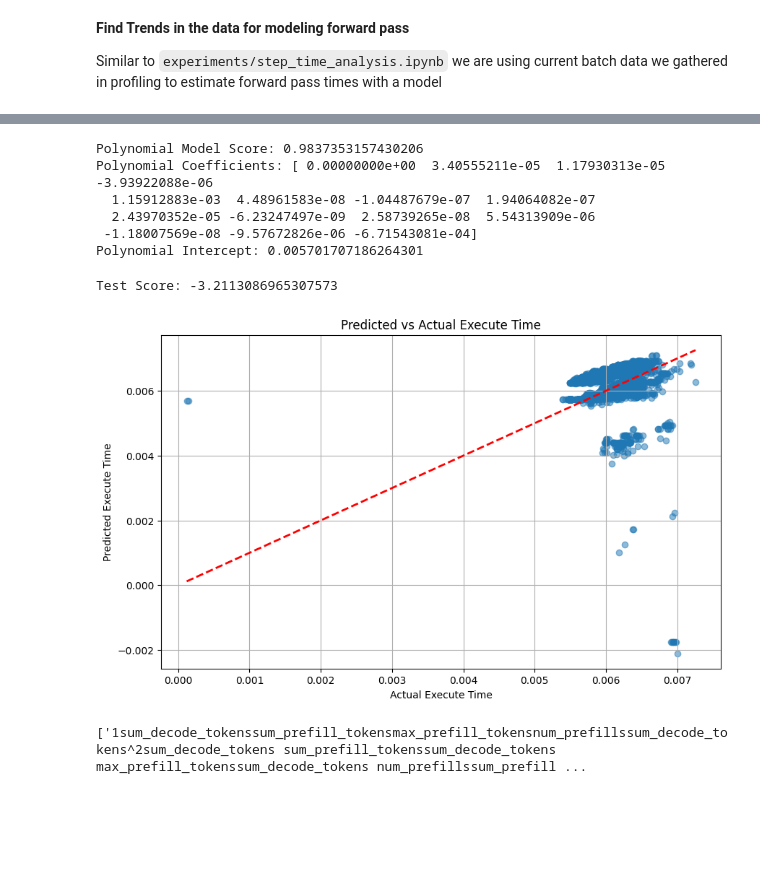
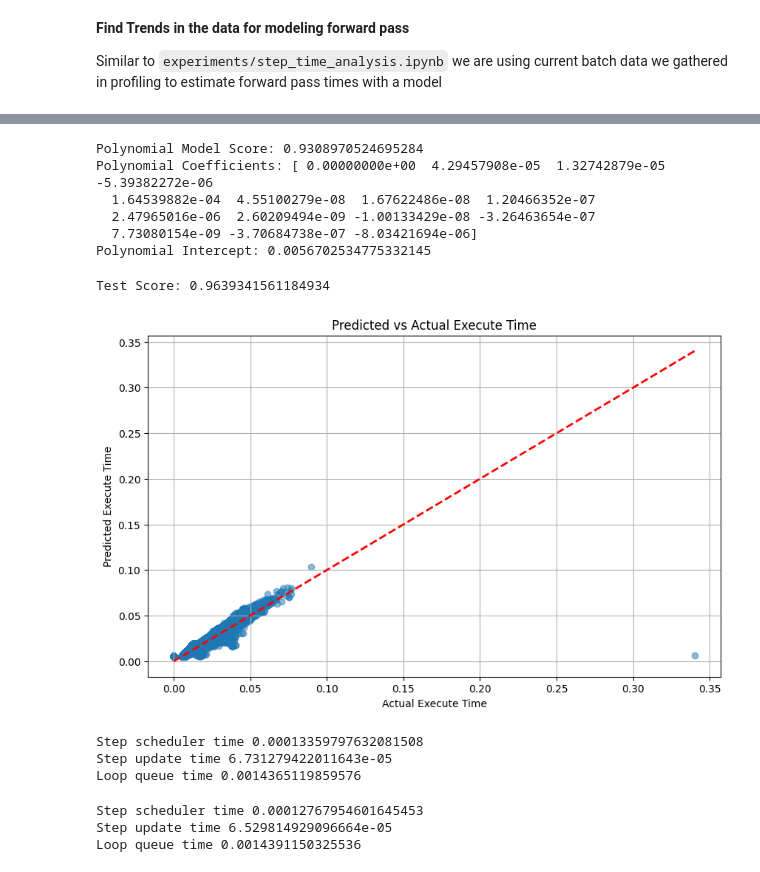
Before and after one commit to inference-sim/pytools, a Jupyter notebook: experiments/predict_model_execute.ipynb, the cells around one changed output, grey strips where cells are left out. Drawn from its saved outputs; the diff is of its cells as text; code cells hidden in the pictures; blank space fills up the shorter version.

```diff
--- a/experiments/predict_model_execute.ipynb
+++ b/experiments/predict_model_execute.ipynb
@@ -5,7 +46,7 @@ Similar to `experiments/step_time_analysis.ipynb` we are using current batch dat
 # %%
 from utils import parse_csv, format_data, concatenate_dataframes # found in utils.py
 
-path1 = 'profiling/train'
+path1 = 'profiling/execution-data/largesweep/train/'
 
 # # parse and concat all dataframes
 df = concatenate_dataframes(path1)
@@ -58,7 +99,7 @@ from sklearn.linear_model import LinearRegression
 
 X = df[['sum_decode_tokens', 'sum_uncached_prefill_tokens', 'max_uncached_prefill_tokens','num_prefills']]
 y = df['execute_time']
-X_train, X_test, y_train, y_test = train_test_split(X, y, test_size=0.2, random_state=42)
+X_train, X_test, y_train, y_test = train_test_split(X, y, test_size=0.1, random_state=42)
 degree = 2 # You can change the degree of the polynomial
 
 poly_model = make_pipeline(PolynomialFeatures(degree), LinearRegression())
@@ -70,46 +111,60 @@ intercept = poly_model.named_steps['linearregression'].intercept_
 print("Polynomial Coefficients:", str(coefficients))
 print("Polynomial Intercept:", intercept)
 # %% [output]
-Polynomial Model Score: 0.9837353157430206
-Polynomial Coefficients: [ 0.00000000e+00  3.40555211e-05  1.17930313e-05 -3.93922088e-06
-  1.15912883e-03  4.48961583e-08 -1.04487679e-07  1.94064082e-07
-  2.43970352e-05 -6.23247497e-09  2.58739265e-08  5.54313909e-06
- -1.18007569e-08 -9.57672826e-06 -6.71543081e-04]
-Polynomial Intercept: 0.005701707186264301
+Polynomial Model Score: 0.9308970524695284
+Polynomial Coefficients: [ 0.00000000e+00  4.29457908e-05  1.32742879e-05 -5.39382272e-06
+  1.64539882e-04  4.55100279e-08  1.67622486e-08  1.20466352e-07
+  2.47965016e-06  2.60209494e-09 -1.00133429e-08 -3.26463654e-07
+  7.73080154e-09 -3.70684738e-07 -8.03421694e-06]
+Polynomial Intercept: 0.0056702534775332145
 # %%
-path1 = 'profiling/train/execution_stats_400_4_0.0_256_16_256_Qwen-Qwen2.5-0.5B_sharegpt.csv'
+path1 = 'profiling/execution-data/largesweep/test/'
 
 # # parse and concat all dataframes
-df = parse_csv(path1)
-df = format_data(df)
-df.head()
+df_test = concatenate_dataframes(path1)
+df_test = format_data(df_test)
+df_test.head()
 
-X_test = df[['sum_decode_tokens', 'sum_uncached_prefill_tokens', 'max_uncached_prefill_tokens','num_prefills']]
-y_test = df['execute_time']
+X_test = df_test[['sum_decode_tokens', 'sum_uncached_prefill_tokens', 'max_uncached_prefill_tokens','num_prefills']]
+y_test = df_test['execute_time']
 
 # score
 score = poly_model.score(X_test, y_test)
 print("Test Score:", score)
 
 # plot the predicted vs actual execute_time
 import matplotlib.pyplot as plt
 import numpy as np
 
 predicted = poly_model.predict(X_test)
 plt.figure(figsize=(10, 6))
 plt.scatter(y_test, predicted, alpha=0.5)
 plt.plot([y_test.min(), y_test.max()], [y_test.min(), y_test.max()], 'r--', lw=2)
 plt.xlabel('Actual Execute Time')
 plt.ylabel('Predicted Execute Time')
 plt.title('Predicted vs Actual Execute Time')
 # plt.xscale('log')
 # plt.yscale('log')
 plt.grid(True)
 plt.show()
 # %% [output]
-Test Score: -3.2113086965307573
+Test Score: 0.9639341561184934
-[figure, old version]
+[figure, new version]
 # %%
-['1' 'sum_decode_tokens' 'sum_prefill_tokens' 'max_prefill_tokens' 'num_prefills' 'sum_decode_tokens^2' 'sum_decode_tokens sum_prefill_tokens' 'sum_decode_tokens max_prefill_tokens' 'sum_decode_tokens num_prefills' 'sum_prefill_tokens^2' 'sum_prefill_tokens max_prefill_tokens' 'sum_prefill_tokens num_prefills' 'max_prefill_tokens^2' 'max_prefill_tokens num_prefills' 'num_prefills^2']
+# get avg schedule, update, queue overhead times
+print("Step scheduler time", df['scheduler_time'].mean())
+print("Step update time", df['update_time'].mean())
+print("Loop queue time", df['loop_queue_time'].median())
 # %% [output]
-['1sum_decode_tokenssum_prefill_tokensmax_prefill_tokensnum_prefillssum_decode_tokens^2sum_decode_tokens sum_prefill_tokenssum_decode_tokens max_prefill_tokenssum_decode_tokens num_prefillssum_prefill ...
+Step scheduler time 0.00013359797632081508
+Step update time 6.731279422011643e-05
+Loop queue time 0.0014365119859576
+# %%
+# get avg schedule, update, queue overhead times
+print("Step scheduler time", df_test['scheduler_time'].mean())
+print("Step update time", df_test['update_time'].mean())
+print("Loop queue time", df_test['loop_queue_time'].median())
+# %% [output]
+Step scheduler time 0.00012767954601645453
+Step update time 6.529814929096664e-05
+Loop queue time 0.0014391150325536
```
Also changed, not shown: parts of 2 cells of this notebook, 6 other files.
